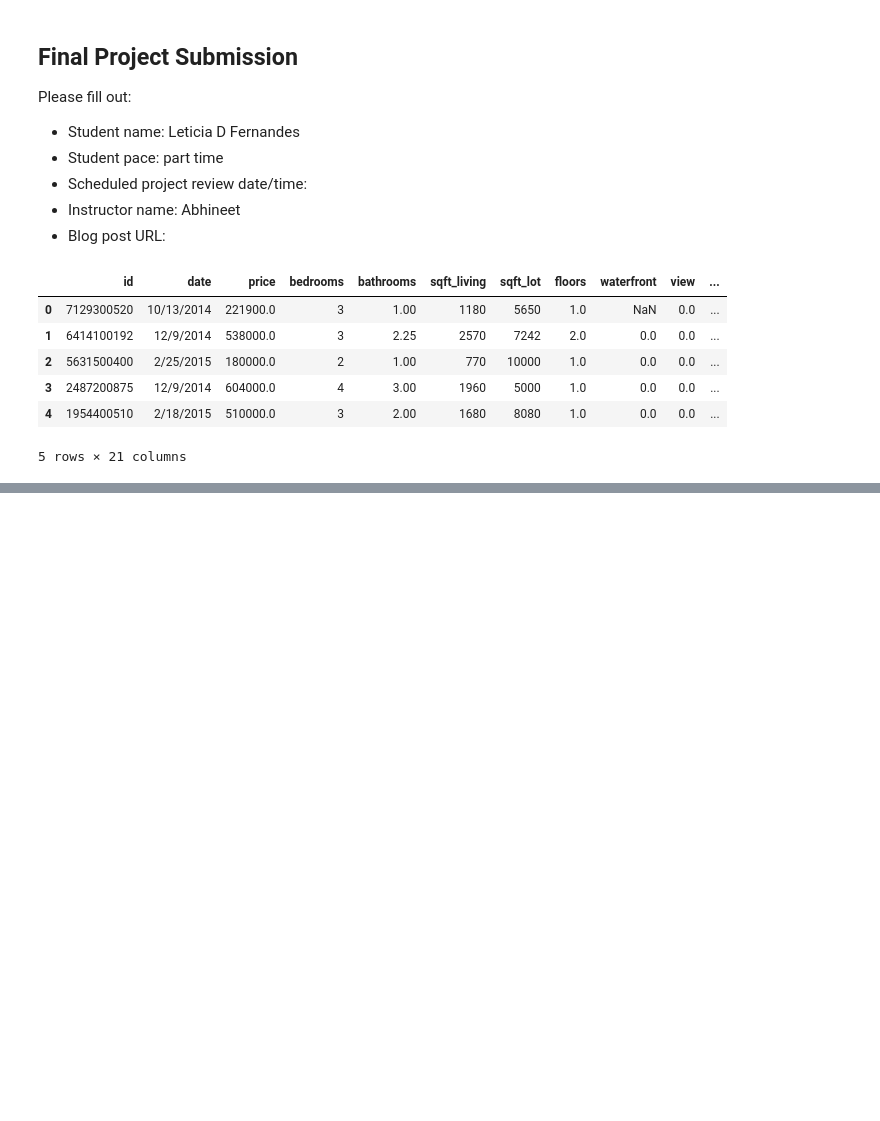
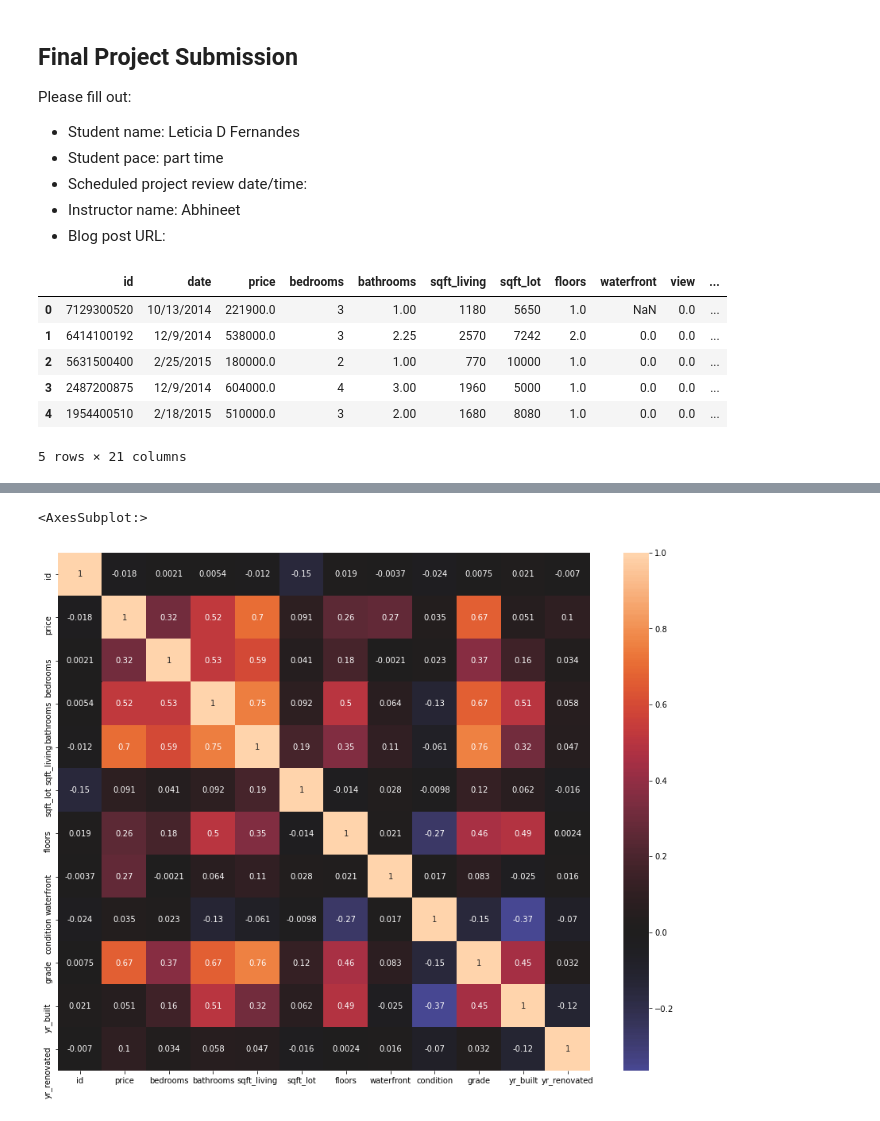
Before and after one commit to lddrasler/Housing-Prices-Prediction-Project, a Jupyter notebook: student.ipynb, the cells around one changed output, grey strips where cells are left out. Cells and saved outputs as stored; diff of their text form; code cells hidden in the pictures; blank space fills up the shorter version.

```diff
--- a/student.ipynb
+++ b/student.ipynb
@@ -179,0 +188,8 @@ pd.plotting.scatter_matrix(t_data[non_normal], figsize=(10,12));
+# %%
+#I can see that sqft_above,sqft_lot15 are heavily correlated with another predictor adn will be
+#elimineated. I will also drop zipcode, lat, long, and view, as they are not correlated with price.
+data.drop(
+    labels=['zipcode','sqft_basement','sqft_above',
+           'sqft_living15','sqft_lot15','long','lat','view'],
+    axis=1,
+    inplace=True)
@@ -179,0 +212,8 @@ pd.plotting.scatter_matrix(t_data[non_normal], figsize=(10,12));
+# %%
+import seaborn as sns
+plt.figure(figsize=(15,12))
+sns.heatmap(data=data.corr(), center=0, annot=True)
+#I notice form our correlation matrix that sqft_lot, condition, and yr_built are very poorly correlated with price.
+# %% [output]
+<AxesSubplot:>
+[figure, added]
```
Also changed, not shown: parts of 45 cells of this notebook.
